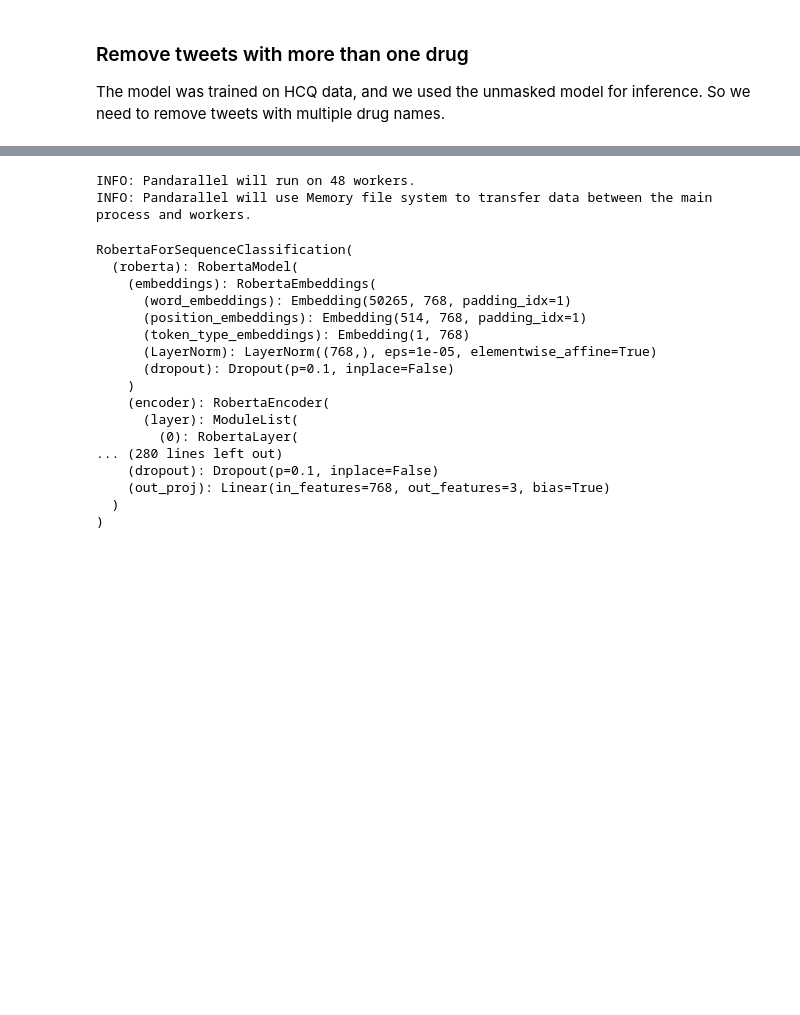
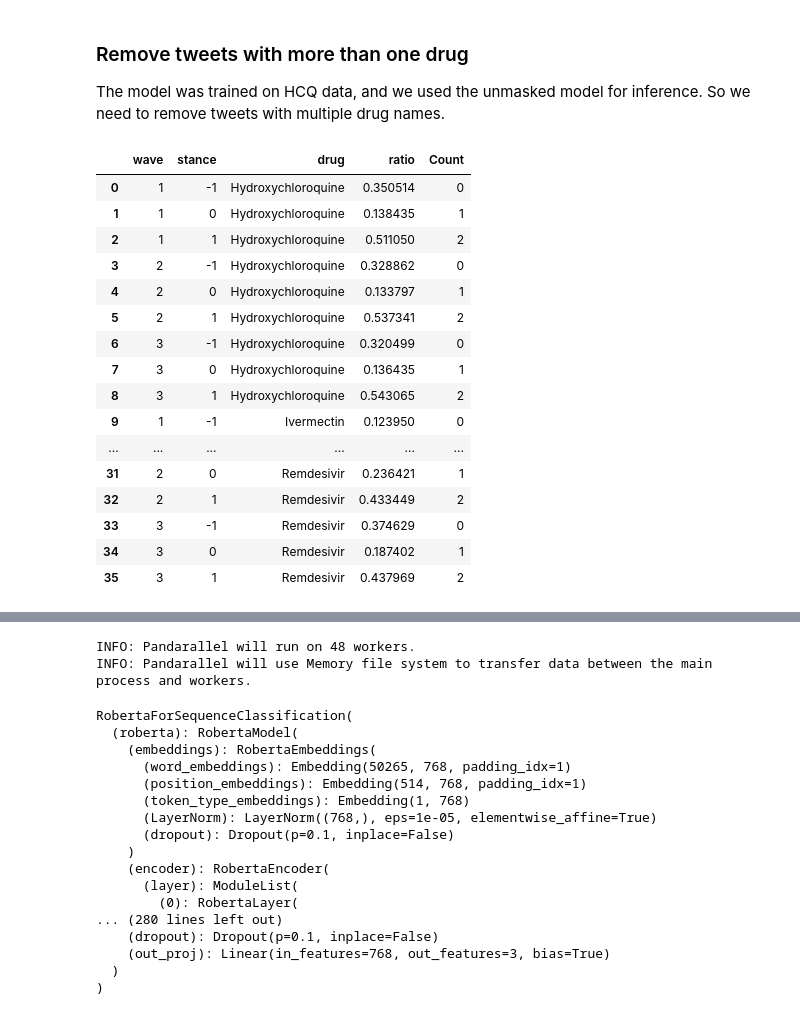
Before and after one commit to ningkko/COVID-drug, a Jupyter notebook: stance_detection/inference.ipynb, the cells around one changed output, grey strips where cells are left out. Cells and saved outputs as stored; diff of their text form; code cells hidden in the pictures; blank space fills up the shorter version.

```diff
--- a/stance_detection/inference.ipynb
+++ b/stance_detection/inference.ipynb
@@ -4,0 +14,10 @@ The model was trained on HCQ data, and we used the unmasked model for inference.
+# %%
+df = pd.concat(dfs)
+df = df.sort_values(["drug","wave","stance"])
+dfs = []
+for n,g in df.groupby(["drug","wave"]):
+    s = g[0].sum()
+    g["ratio"] = g[0]/s
+    dfs.append(g.reset_index())
+df = pd.concat(dfs)
+df
@@ -4,0 +26,27 @@ The model was trained on HCQ data, and we used the unmasked model for inference.
+# %%
+df.drug = df.drug.replace("hcq","Hydroxychloroquine")
+df.drug = df.drug.replace("ivermectin","Ivermectin")
+df.drug = df.drug.replace("molnupiravir","Molnupiravir")
+df.drug = df.drug.replace("remdesivir","Remdesivir")
+# %%
+df["Count"] = df.pop("level_0")
+# %%
+df
+# %% [output]
+|  | wave | stance | drug | ratio | Count |
+| 0 | 1 | -1 | Hydroxychloroquine | 0.350514 | 0 |
+| 1 | 1 | 0 | Hydroxychloroquine | 0.138435 | 1 |
+| 2 | 1 | 1 | Hydroxychloroquine | 0.511050 | 2 |
+| 3 | 2 | -1 | Hydroxychloroquine | 0.328862 | 0 |
+| 4 | 2 | 0 | Hydroxychloroquine | 0.133797 | 1 |
+| 5 | 2 | 1 | Hydroxychloroquine | 0.537341 | 2 |
+| 6 | 3 | -1 | Hydroxychloroquine | 0.320499 | 0 |
+| 7 | 3 | 0 | Hydroxychloroquine | 0.136435 | 1 |
+| 8 | 3 | 1 | Hydroxychloroquine | 0.543065 | 2 |
+| 9 | 1 | -1 | Ivermectin | 0.123950 | 0 |
+| ... | ... | ... | ... | ... | ... |
+| 31 | 2 | 0 | Remdesivir | 0.236421 | 1 |
+| 32 | 2 | 1 | Remdesivir | 0.433449 | 2 |
+| 33 | 3 | -1 | Remdesivir | 0.374629 | 0 |
+| 34 | 3 | 0 | Remdesivir | 0.187402 | 1 |
+| 35 | 3 | 1 | Remdesivir | 0.437969 | 2 |
```
Also changed, not shown: parts of 14 cells of this notebook, 7 other files.
